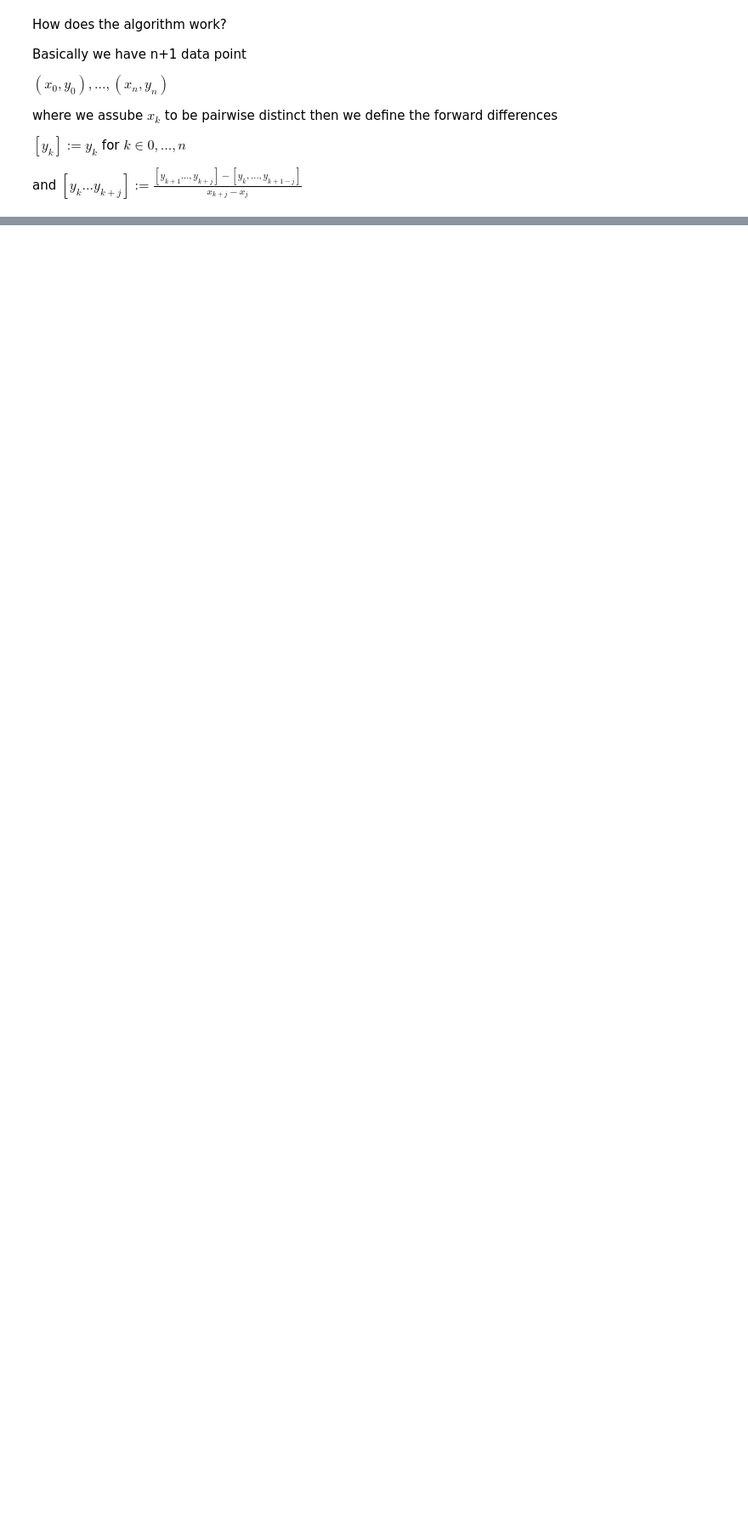
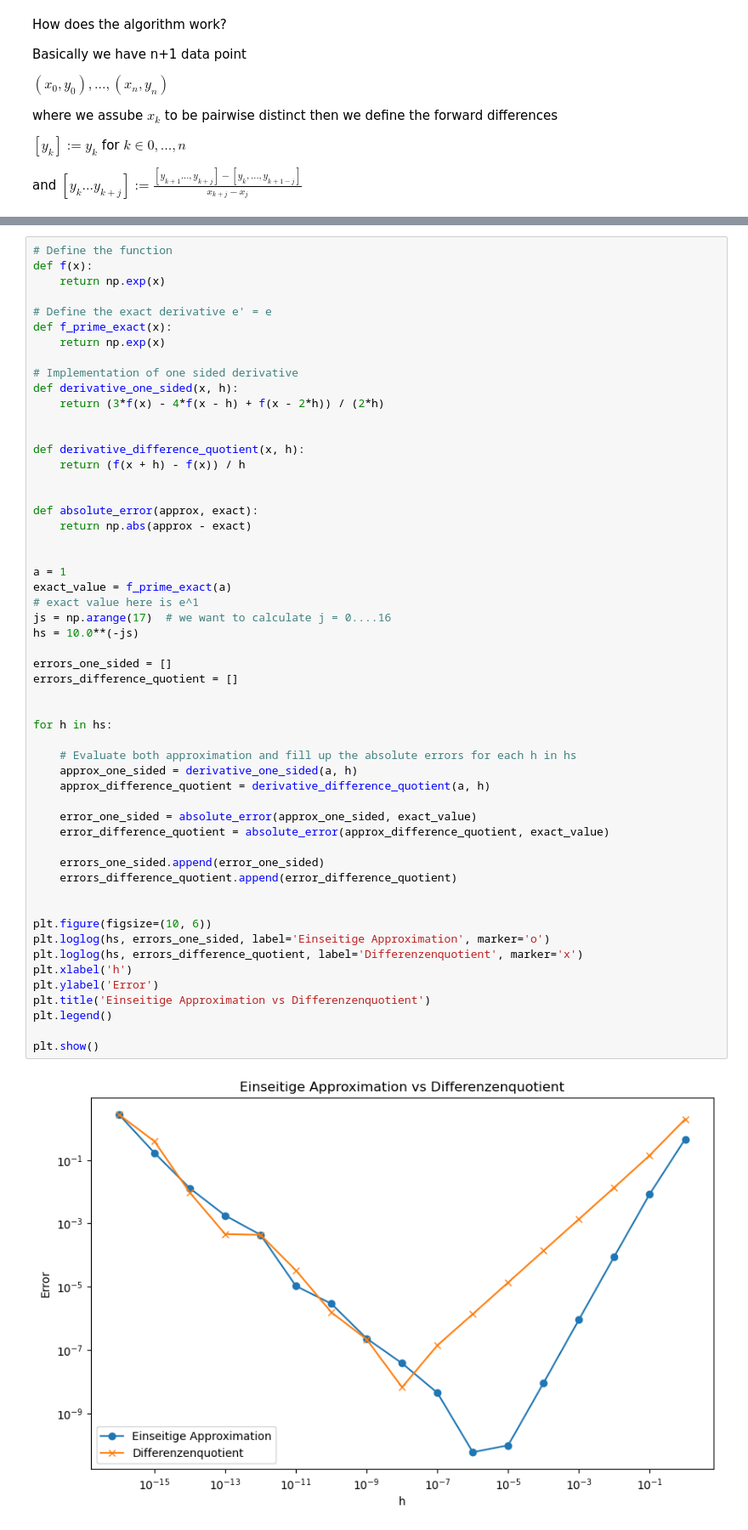
Before and after one commit to LukasMeinschad/Studium, a Jupyter notebook: Mathe/Numerik/Proseminar Numerik/Übungsblätter/Blatt 8/meinschad_blatt8.ipynb, the cells around one changed output, grey strips where cells are left out. Shown at 85% size. Cells and saved outputs as stored; diff of their text form; blank space fills up the shorter version.

```diff
--- a/Mathe/Numerik/Proseminar Numerik/Übungsblätter/Blatt 8/meinschad_blatt8.ipynb
+++ b/Mathe/Numerik/Proseminar Numerik/Übungsblätter/Blatt 8/meinschad_blatt8.ipynb
@@ -236,0 +228,56 @@ poly_inter(lambda x: 1/(1+ 100*x**2),a,b,n)
+# %%
+# Define the function
+def f(x):
+    return np.exp(x)
+
+# Define the exact derivative e' = e
+def f_prime_exact(x):
+    return np.exp(x)
+
+# Implementation of one sided derivative
+def derivative_one_sided(x, h):
+    return (3*f(x) - 4*f(x - h) + f(x - 2*h)) / (2*h)
+
+
+def derivative_difference_quotient(x, h):
+    return (f(x + h) - f(x)) / h
+
+
+def absolute_error(approx, exact):
+    return np.abs(approx - exact)
+
+
+a = 1
+exact_value = f_prime_exact(a)
+# exact value here is e^1
+js = np.arange(17)  # we want to calculate j = 0....16
+hs = 10.0**(-js)
+
+errors_one_sided = []
+errors_difference_quotient = []
+
+
+for h in hs:
+
+    # Evaluate both approximation and fill up the absolute errors for each h in hs
+    approx_one_sided = derivative_one_sided(a, h)
+    approx_difference_quotient = derivative_difference_quotient(a, h)
+
+    error_one_sided = absolute_error(approx_one_sided, exact_value)
+    error_difference_quotient = absolute_error(approx_difference_quotient, exact_value)
+
+    errors_one_sided.append(error_one_sided)
+    errors_difference_quotient.append(error_difference_quotient)
+
+
+plt.figure(figsize=(10, 6))
+plt.loglog(hs, errors_one_sided, label='Einseitige Approximation', marker='o')
+plt.loglog(hs, errors_difference_quotient, label='Differenzenquotient', marker='x')
+plt.xlabel('h')
+plt.ylabel('Error')
+plt.title('Einseitige Approximation vs Differenzenquotient')
+plt.legend()
+
+plt.show()
+# %% [output]
+[figure, added]
```
Also changed, not shown: parts of 7 cells of this notebook, 15 other files.
